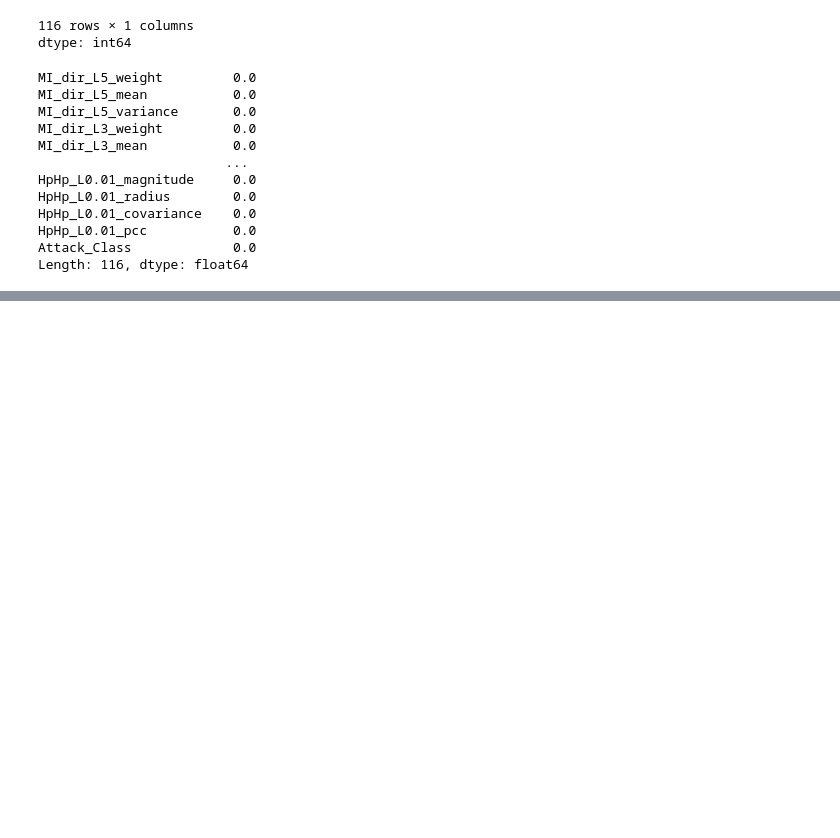
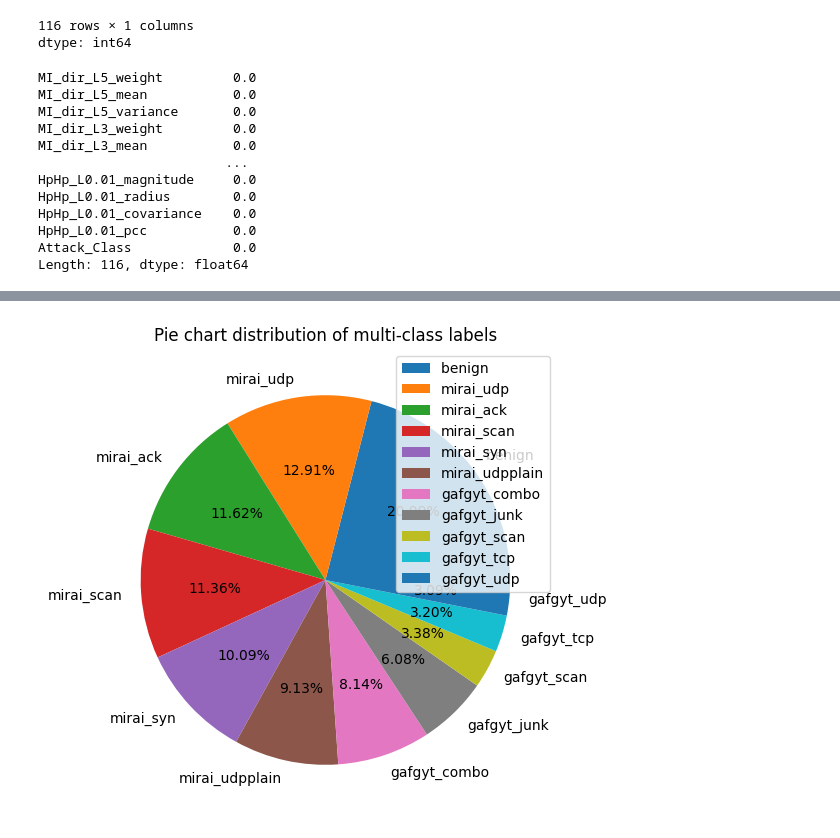
Before and after one commit to Shamiul-693/detection_of_IoT_botnet_attacks_N_BaIoT-, a Jupyter notebook: N_BaIoT.ipynb, the cells around one changed output, grey strips where cells are left out. Cells and saved outputs as stored; diff of their text form; code cells hidden in the pictures; blank space fills up the shorter version.

```diff
--- a/N_BaIoT.ipynb
+++ b/N_BaIoT.ipynb
@@ -296,0 +326,8 @@ Length: 116, dtype: float64
+# %%
+plt.figure(figsize=(6,6))
+plt.pie(df['Attack_Class'].value_counts(),autopct='%0.2f%%',labels=df.Attack_Class.unique())
+plt.title('Pie chart distribution of multi-class labels')
+plt.legend()
+plt.show()
+# %% [output]
+[figure, added]
```
Also changed, not shown: parts of 7 cells of this notebook.
